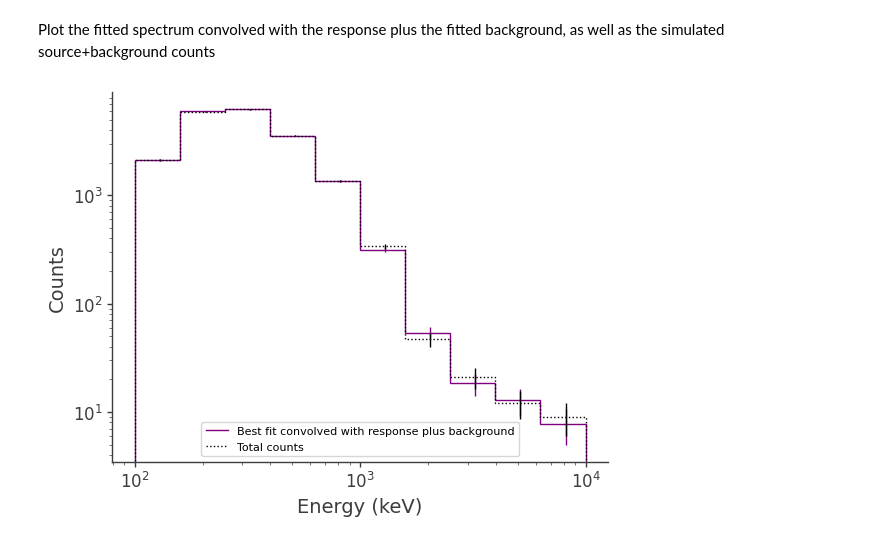
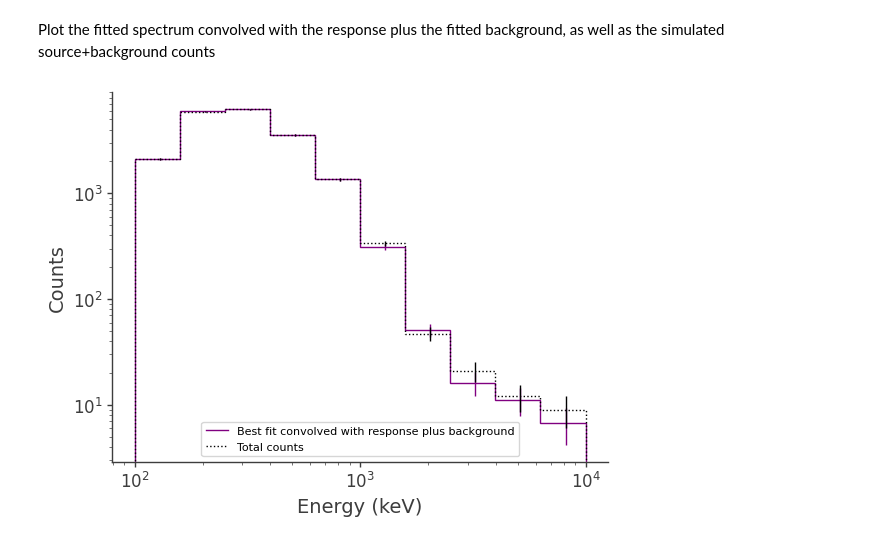
Before and after one commit to hiyoneda/cosipy, a Jupyter notebook: docs/tutorials/spectral_fits/continuum_fit/grb/SpectralFit_GRB.ipynb, the cells around one changed output. Saved outputs shown, nothing was run; the diff lists cells and outputs as text; code cells hidden in the pictures.

```diff
--- a/docs/tutorials/spectral_fits/continuum_fit/grb/SpectralFit_GRB.ipynb
+++ b/docs/tutorials/spectral_fits/continuum_fit/grb/SpectralFit_GRB.ipynb
@@ -305,9 +360,14 @@ for i, e in enumerate(energy):
     flux_inj[i] = spectrum_inj.evaluate_at(e)
 
 binned_energy_edges = grb.binned_data.axes['Em'].edges.value
-binned_energy = grb.binned_data.axes['Em'].centers.value
+binned_energy = np.array([])
+bin_sizes = np.array([])
 
-expectation = cosi._expected_counts['source']
+for i in range(len(binned_energy_edges)-1):
+    binned_energy = np.append(binned_energy, (binned_energy_edges[i+1] + binned_energy_edges[i]) / 2)
+    bin_sizes = np.append(bin_sizes, binned_energy_edges[i+1] - binned_energy_edges[i])
+
+expectation = response.expectation()
 # %% [markdown]
 Plot the fitted and injected spectra
 # %%
@@ -365,29 +425,29 @@ ax.legend();
 [figure]
 # %% [markdown]
 Plot the fitted spectrum convolved with the response plus the fitted background, as well as the simulated source+background counts
-# %%
-em_inj_bkg = grb.binned_data.project('Em').todense().contents + bkg_overlap.project('Em').todense().contents
-em_fit_bkg = bkg_par.value * bkg.binned_data.slice[{'Time':slice(bkg_min,bkg_max)}].project('Em').todense().contents
-em_fit_total = em_fit + em_fit_bkg
-
-fit_bkg_gaussian_error, fit_bkg_poisson_error = compute_errors(em_fit_total)
-inj_bkg_gaussian_error, inj_bkg_poisson_error = compute_errors(em_inj_bkg)
-
-fig,ax = plt.subplots()
-
-ax.stairs(em_fit_total, binned_energy_edges, color='purple', label = "Best fit convolved with response plus background")
-ax.errorbar(binned_energy, em_fit_total, yerr=fit_bkg_poisson_error, color='purple', linewidth=0, elinewidth=1)
-ax.errorbar(binned_energy, em_fit_total, yerr=fit_bkg_gaussian_error, color='purple', linewidth=0, elinewidth=1)
-ax.stairs(em_inj_bkg, binned_energy_edges, color = 'black', ls = ":", label = "Total counts")
-ax.errorbar(binned_energy, em_inj_bkg, yerr=inj_bkg_poisson_error, color='black', linewidth=0, elinewidth=1)
-ax.errorbar(binned_energy, em_inj_bkg, yerr=inj_bkg_gaussian_error, color='black', linewidth=0, elinewidth=1)
-
-ax.set_xscale("log")
-ax.set_yscale("log")
-
-ax.set_xlabel("Energy (keV)")
-ax.set_ylabel("Counts")
-
-ax.legend();
-# %% [output]
-[figure, removed]
+# %%
+expectation_bkg = bkg_model.expectation(copy = True)
+
+fit_bkg_gaussian_error, fit_bkg_poisson_error = compute_errors(expectation.project('Em').todense().contents + expectation_bkg.project('Em').todense().contents)
+inj_bkg_gaussian_error, inj_bkg_poisson_error = compute_errors(data.data.project('Em').todense().contents)
+
+fig,ax = plt.subplots()
+ax.stairs(expectation.project('Em').todense().contents + expectation_bkg.project('Em').todense().contents, binned_energy_edges, color='purple', label = "Best fit convolved with response plus background")
+ax.errorbar(binned_energy, expectation.project('Em').todense().contents+expectation_bkg.project('Em').todense().contents, yerr=fit_bkg_poisson_error, color='purple', linewidth=0, elinewidth=1)
+ax.errorbar(binned_energy, expectation.project('Em').todense().contents+expectation_bkg.project('Em').todense().contents, yerr=fit_bkg_gaussian_error, color='purple', linewidth=0, elinewidth=1)
+ax.stairs(data.data.project('Em').todense().contents, binned_energy_edges, color = 'black', ls = ":", label = "Total counts")
+ax.errorbar(binned_energy, data.data.project('Em').todense().contents, yerr=inj_bkg_poisson_error, color='black', linewidth=0, elinewidth=1)
+ax.errorbar(binned_energy, data.data.project('Em').todense().contents, yerr=inj_bkg_gaussian_error, color='black', linewidth=0, elinewidth=1)
+
+
+ax.set_xscale("log")
+ax.set_yscale("log")
+
+ax.set_xlabel("Energy (keV)")
+ax.set_ylabel("Counts")
+
+ax.legend()
+
+plt.show()
+# %% [output]
+[figure, added]
```
Also changed, not shown: parts of 34 cells of this notebook.
